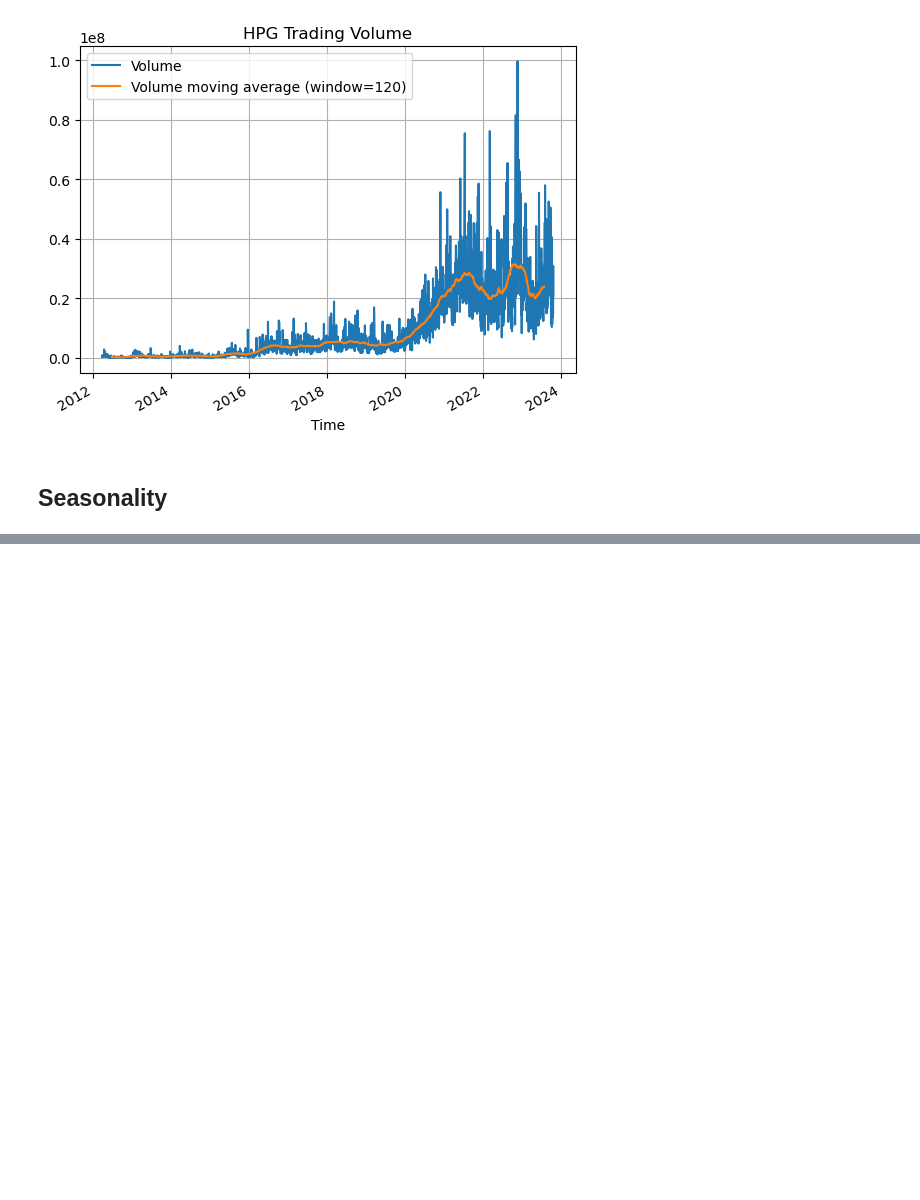
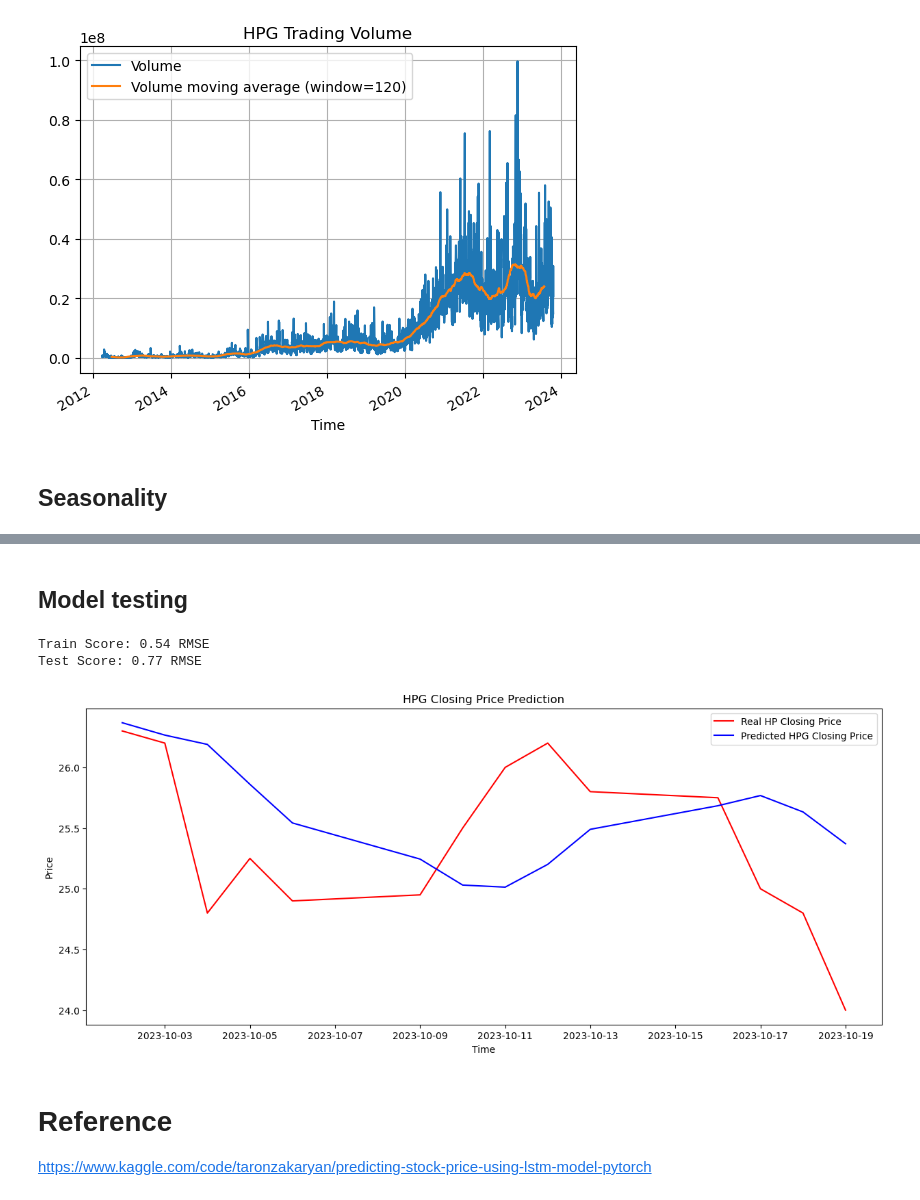
Before and after one commit to khanhha1005/Group23_Business_Analytics, a Jupyter notebook: predictive-analytics.ipynb, the cells around one changed output, grey strips where cells are left out. Drawn from its saved outputs; the diff is of its cells as text; code cells hidden in the pictures; blank space fills up the shorter version.

```diff
--- a/predictive-analytics.ipynb
+++ b/predictive-analytics.ipynb
@@ -88,0 +213,8 @@ plt.show()
+# %%
+input_dim = 1
+hidden_dim = 32
+num_layers = 2
+output_dim = 1
+
+model = LSTM(input_dim=input_dim, hidden_dim=hidden_dim, output_dim=output_dim, num_layers=num_layers)
+print(model)
@@ -88,0 +278,38 @@ plt.show()
+# %% [markdown]
+## Model testing
+# %%
+# make predictions
+y_test_pred = model(x_test)
+
+# invert predictions
+y_train_pred = scaler.inverse_transform(y_train_pred.detach().numpy())
+y_train = scaler.inverse_transform(y_train.detach().numpy())
+y_test_pred = scaler.inverse_transform(y_test_pred.detach().numpy())
+y_test = scaler.inverse_transform(y_test.detach().numpy())
+
+# calculate root mean squared error
+trainScore = math.sqrt(mean_squared_error(y_train[:,0], y_train_pred[:,0]))
+print('Train Score: %.2f RMSE' % (trainScore))
+testScore = math.sqrt(mean_squared_error(y_test[:,0], y_test_pred[:,0]))
+print('Test Score: %.2f RMSE' % (testScore))
+# %% [output]
+Train Score: 0.54 RMSE
+Test Score: 0.77 RMSE
+# %%
+# Visualising the results
+figure, axes = plt.subplots(figsize=(15, 6))
+axes.xaxis_date()
+
+axes.plot(df[len(df)-len(y_test):].index, y_test, color = 'red', label = 'Real HP Closing Price')
+axes.plot(df[len(df)-len(y_test):].index, y_test_pred, color = 'blue', label = 'Predicted HPG Closing Price')
+plt.title('HPG Closing Price Prediction')
+plt.xlabel('Time')
+plt.ylabel('Price')
+plt.legend()
+plt.show()
+# %% [output]
+[figure, added]
+# %% [markdown]
+# Reference
+
+https://www.kaggle.com/code/taronzakaryan/predicting-stock-price-using-lstm-model-pytorch
```
Also changed, not shown: parts of 21 cells of this notebook.
